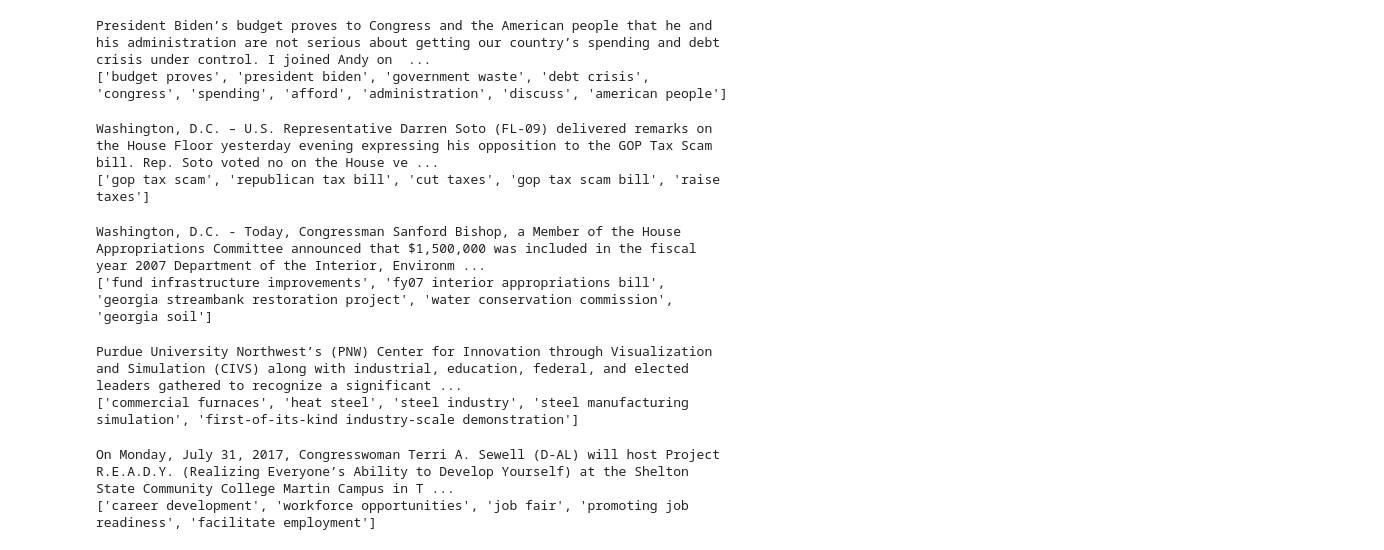
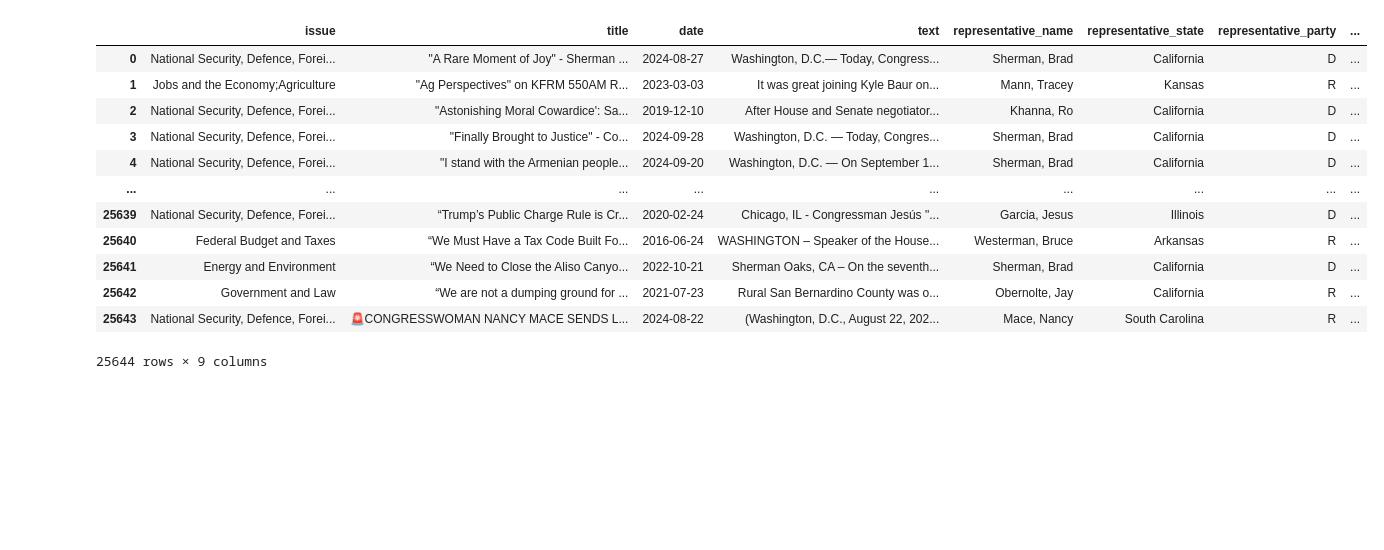
Before and after one commit to qpa-agh/usa_issues_data_mining, a Jupyter notebook: key_phrase_extraction/keyphrases_extraction.ipynb, the cells around one changed output. Saved outputs shown, nothing was run; the diff lists cells and outputs as text; code cells hidden in the pictures; blank space fills up the shorter version.

Commit message:
keyphrases extracted

```diff
--- a/key_phrase_extraction/keyphrases_extraction.ipynb
+++ b/key_phrase_extraction/keyphrases_extraction.ipynb
@@ -1,7 +1,8 @@
 # %%
 from KeyPhraseExtractor import KeyPhraseExtractor
 import pandas as pd
+from tqdm import tqdm
 
-df = pd.read_csv('../data/cleaned_merged_articles.csv')
-df.iloc[0]["text"]
+df = pd.read_csv('../data/cleaned_merged_all_articles.csv', index_col=0)
+df.head()
 # %% [output]
@@ -23,30 +29,26 @@ topicExtractor.extractKeyWords(df.iloc[0]["text"], 10)
-# %%
-print(df.iloc[1]["text"])
-print(topicExtractor.extractKeyWords(df.iloc[1]["text"], 10))
-# %% [output]
-President Biden’s budget proves to Congress and the American people that he and his administration are not serious about getting our country’s spending and debt crisis under control. I joined Andy on  ...
-['budget proves', 'president biden', 'government waste', 'debt crisis', 'congress', 'spending', 'afford', 'administration', 'discuss', 'american people']
-# %%
-print(df.iloc[2]["text"])
-print(topicExtractor.extractKeyWords(df.iloc[2]["text"], 5))
-# %% [output]
-Washington, D.C. – U.S. Representative Darren Soto (FL-09) delivered remarks on the House Floor yesterday evening expressing his opposition to the GOP Tax Scam bill. Rep. Soto voted no on the House ve ...
-['gop tax scam', 'republican tax bill', 'cut taxes', 'gop tax scam bill', 'raise taxes']
-# %%
-print(df.iloc[3]["text"])
-print(topicExtractor.extractKeyWords(df.iloc[3]["text"], 5))
-# %% [output]
-Washington, D.C. - Today, Congressman Sanford Bishop, a Member of the House Appropriations Committee announced that $1,500,000 was included in the fiscal year 2007 Department of the Interior, Environm ...
-['fund infrastructure improvements', 'fy07 interior appropriations bill', 'georgia streambank restoration project', 'water conservation commission', 'georgia soil']
-# %%
-print(df.iloc[7]["text"])
-print(topicExtractor.extractKeyWords(df.iloc[7]["text"], 5))
-# %% [output]
-Purdue University Northwest’s (PNW) Center for Innovation through Visualization and Simulation (CIVS) along with industrial, education, federal, and elected leaders gathered to recognize a significant ...
-['commercial furnaces', 'heat steel', 'steel industry', 'steel manufacturing simulation', 'first-of-its-kind industry-scale demonstration']
-# %%
-print(df.iloc[70]["text"])
-print(topicExtractor.extractKeyWords(df.iloc[70]["text"], 5))
-# %% [output]
-On Monday, July 31, 2017, Congresswoman Terri A. Sewell (D-AL) will host Project R.E.A.D.Y. (Realizing Everyone’s Ability to Develop Yourself) at the Shelton State Community College Martin Campus in T ...
-['career development', 'workforce opportunities', 'job fair', 'promoting job readiness', 'facilitate employment']
+# %%
+keywords = []
+for text in tqdm(df['text']):
+    try:
+        text_keywords = topicExtractor.extractKeyWords(text, 10)
+        keywords.append(';'.join(text_keywords))
+    except BaseException as e:
+        print(e)
+        keywords.append(None)
+# %%
+df['keywords'] = keywords
+df
+# %% [output]
+|  | issue | title | date | text | representative_name | representative_state | representative_party | ... |
+| 0 | National Security, Defence, Forei... | "A Rare Moment of Joy" - Sherman ... | 2024-08-27 | Washington, D.C.— Today, Congress... | Sherman, Brad | California | D | ... |
+| 1 | Jobs and the Economy;Agriculture | "Ag Perspectives" on KFRM 550AM R... | 2023-03-03 | It was great joining Kyle Baur on... | Mann, Tracey | Kansas | R | ... |
+| 2 | National Security, Defence, Forei... | "Astonishing Moral Cowardice': Sa... | 2019-12-10 | After House and Senate negotiator... | Khanna, Ro | California | D | ... |
+| 3 | National Security, Defence, Forei... | "Finally Brought to Justice" - Co... | 2024-09-28 | Washington, D.C. — Today, Congres... | Sherman, Brad | California | D | ... |
+| 4 | National Security, Defence, Forei... | "I stand with the Armenian people... | 2024-09-20 | Washington, D.C. — On September 1... | Sherman, Brad | California | D | ... |
+| ... | ... | ... | ... | ... | ... | ... | ... | ... |
+| 25639 | National Security, Defence, Forei... | “Trump’s Public Charge Rule is Cr... | 2020-02-24 | Chicago, IL - Congressman Jesús "... | Garcia, Jesus | Illinois | D | ... |
+| 25640 | Federal Budget and Taxes | “We Must Have a Tax Code Built Fo... | 2016-06-24 | WASHINGTON – Speaker of the House... | Westerman, Bruce | Arkansas | R | ... |
+| 25641 | Energy and Environment | “We Need to Close the Aliso Canyo... | 2022-10-21 | Sherman Oaks, CA – On the seventh... | Sherman, Brad | California | D | ... |
+| 25642 | Government and Law | “We are not a dumping ground for ... | 2021-07-23 | Rural San Bernardino County was o... | Obernolte, Jay | California | R | ... |
+| 25643 | National Security, Defence, Forei... | 🚨CONGRESSWOMAN NANCY MACE SENDS L... | 2024-08-22 | (Washington, D.C., August 22, 202... | Mace, Nancy | South Carolina | R | ... |
+25644 rows × 9 columns
```
Also changed, not shown: parts of 4 cells of this notebook, 2 other files.
